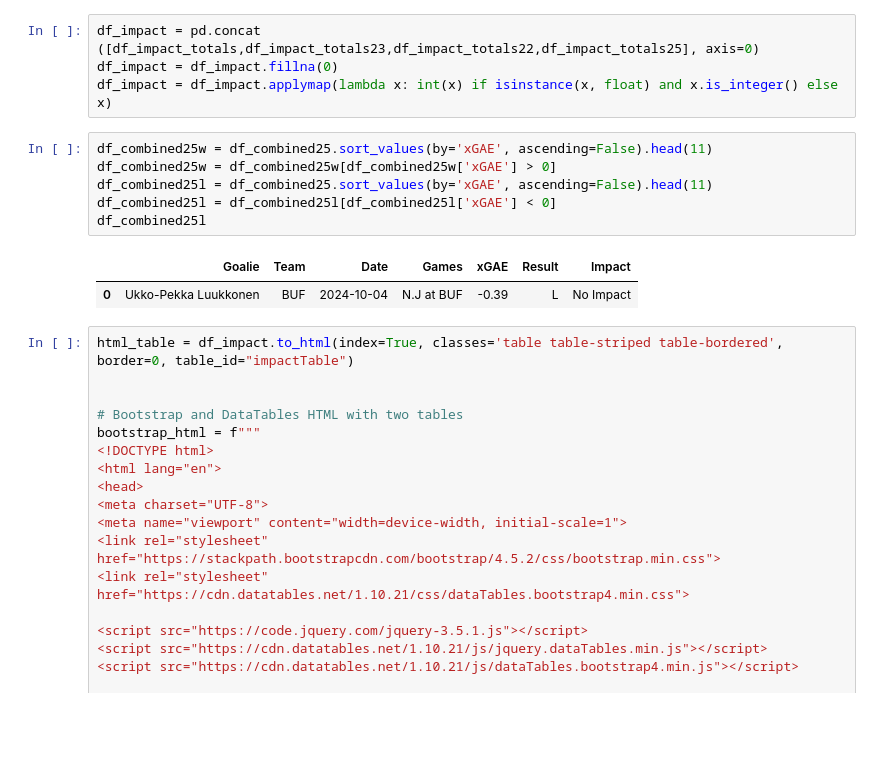
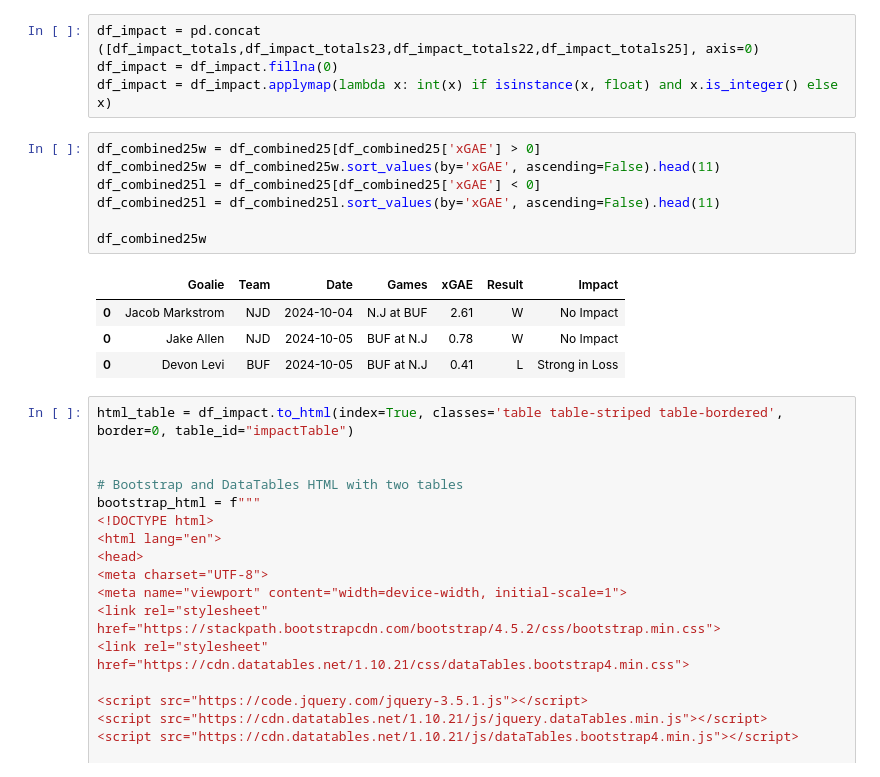
Before and after one commit to berg0804/berg0804.github.io, a Jupyter notebook: results.ipynb, the cells around one changed output. Saved outputs shown, nothing was run; the diff lists cells and outputs as text; blank space fills up the shorter version.

```diff
--- a/results.ipynb
+++ b/results.ipynb
@@ -251,15 +251,18 @@ df_combined25.to_csv('2025total.csv', index=False)
 df_impact = pd.concat ([df_impact_totals,df_impact_totals23,df_impact_totals22,df_impact_totals25], axis=0)
 df_impact = df_impact.fillna(0)
 df_impact = df_impact.applymap(lambda x: int(x) if isinstance(x, float) and x.is_integer() else x)
-# %%
-df_combined25w = df_combined25.sort_values(by='xGAE', ascending=False).head(11)
-df_combined25w = df_combined25w[df_combined25w['xGAE'] > 0]
-df_combined25l = df_combined25.sort_values(by='xGAE', ascending=False).head(11)
-df_combined25l = df_combined25l[df_combined25l['xGAE'] < 0]
-df_combined25l
-# %% [output]
-|  | Goalie | Team | Date | Games | xGAE | Result | Impact |
-| 0 | Ukko-Pekka Luukkonen | BUF | 2024-10-04 | N.J at BUF | -0.39 | L | No Impact |
+# %%
+df_combined25w = df_combined25[df_combined25['xGAE'] > 0]
+df_combined25w = df_combined25w.sort_values(by='xGAE', ascending=False).head(11)
+df_combined25l = df_combined25[df_combined25['xGAE'] < 0]
+df_combined25l = df_combined25l.sort_values(by='xGAE', ascending=False).head(11)
+
+df_combined25w
+# %% [output]
+|  | Goalie | Team | Date | Games | xGAE | Result | Impact |
+| 0 | Jacob Markstrom | NJD | 2024-10-04 | N.J at BUF | 2.61 | W | No Impact |
+| 0 | Jake Allen | NJD | 2024-10-05 | BUF at N.J | 0.78 | W | No Impact |
+| 0 | Devon Levi | BUF | 2024-10-05 | BUF at N.J | 0.41 | L | Strong in Loss |
 # %%
 html_table = df_impact.to_html(index=True, classes='table table-striped table-bordered', border=0, table_id="impactTable")
 
```
Also changed, not shown: parts of 5 cells of this notebook, 1 other file.
